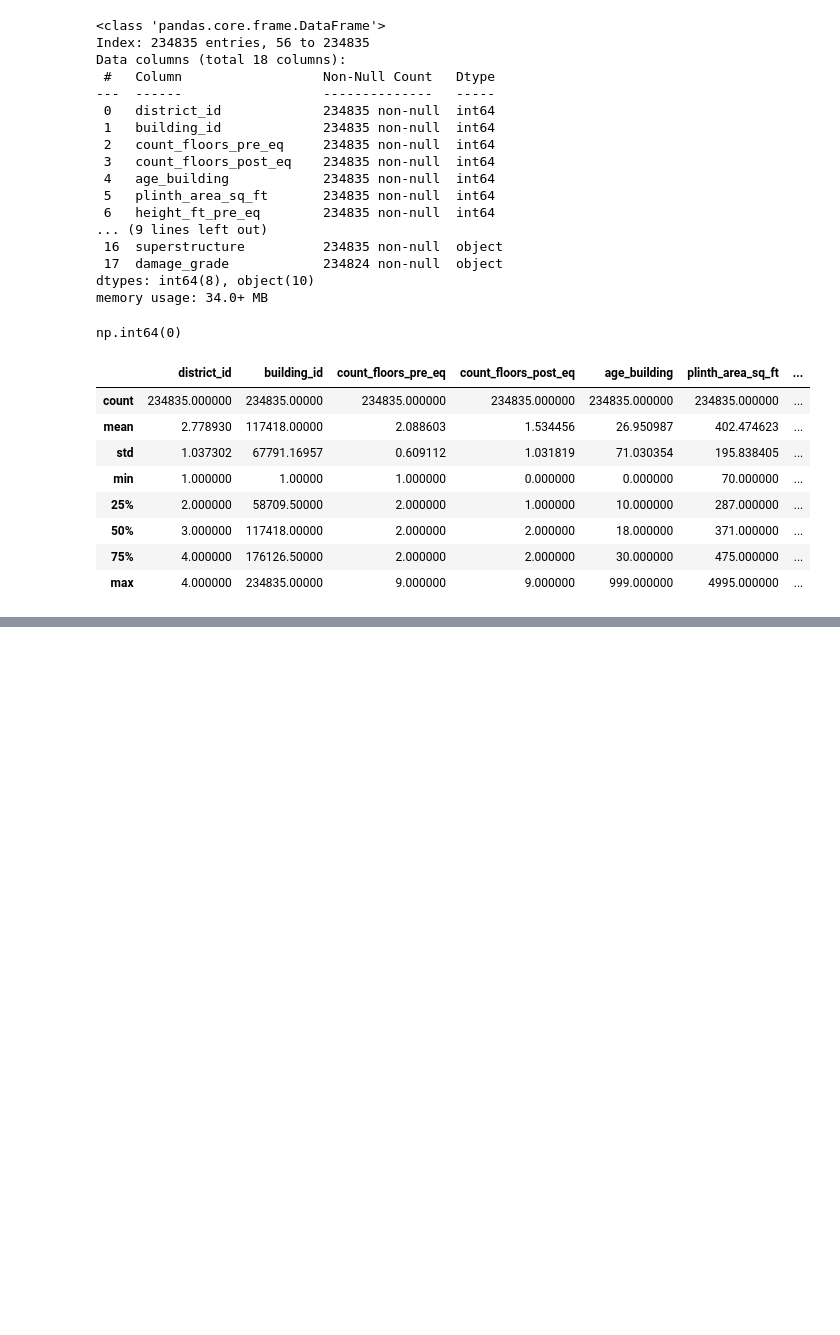
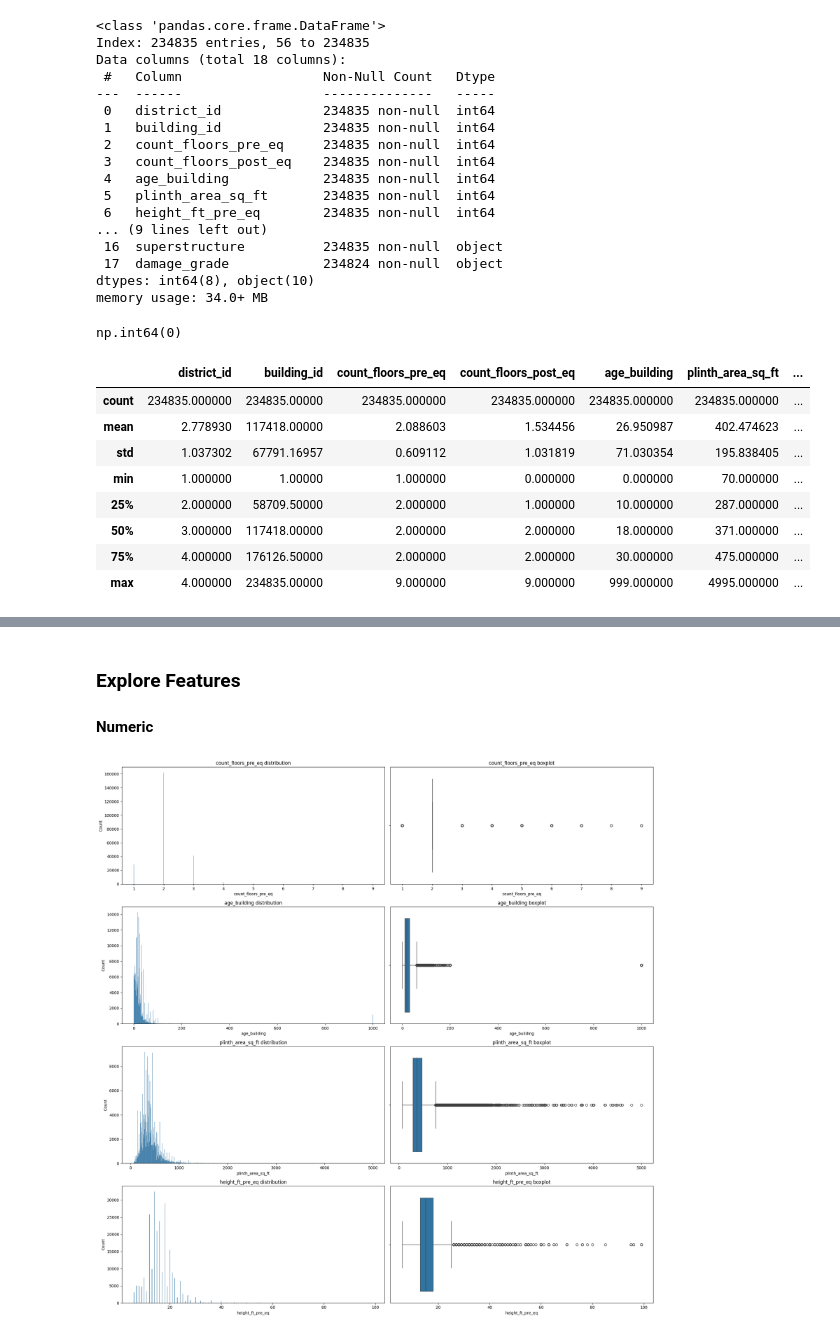
Before and after one commit to GeorgeScriptt/SeismicRisk-Infrastructure-Damage-Prediction-and-Resource-Optimization, a Jupyter notebook: Notebook/infrastructure_damage_prediction.ipynb, the cells around one changed output, grey strips where cells are left out. Saved outputs shown, nothing was run; the diff lists cells and outputs as text; code cells hidden in the pictures; blank space fills up the shorter version.

```diff
--- a/Notebook/infrastructure_damage_prediction.ipynb
+++ b/Notebook/infrastructure_damage_prediction.ipynb
@@ -107,0 +238,22 @@ df.describe(include="object")
+# %% [markdown]
+### Explore Features
+
+#### Numeric
+# %%
+num_cols = df.select_dtypes(include="number").columns
+
+n_row = len(num_cols)
+n_col = 2
+
+fig, axs = plt.subplots(n_row, n_col, figsize=(20, 5 * n_row))
+
+for i, col in enumerate(num_cols):
+    sns.histplot(data=df, x=col, ax=axs[i, 0])
+    axs[i, 0].set_title(f"{col} distribution")
+
+    sns.boxplot(data=df, x=col, ax=axs[i, 1])
+    axs[i, 1].set_title(f"{col} boxplot")
+
+plt.tight_layout()
+# %% [output]
+[figure, added]
```
Also changed, not shown: parts of 17 cells of this notebook.
